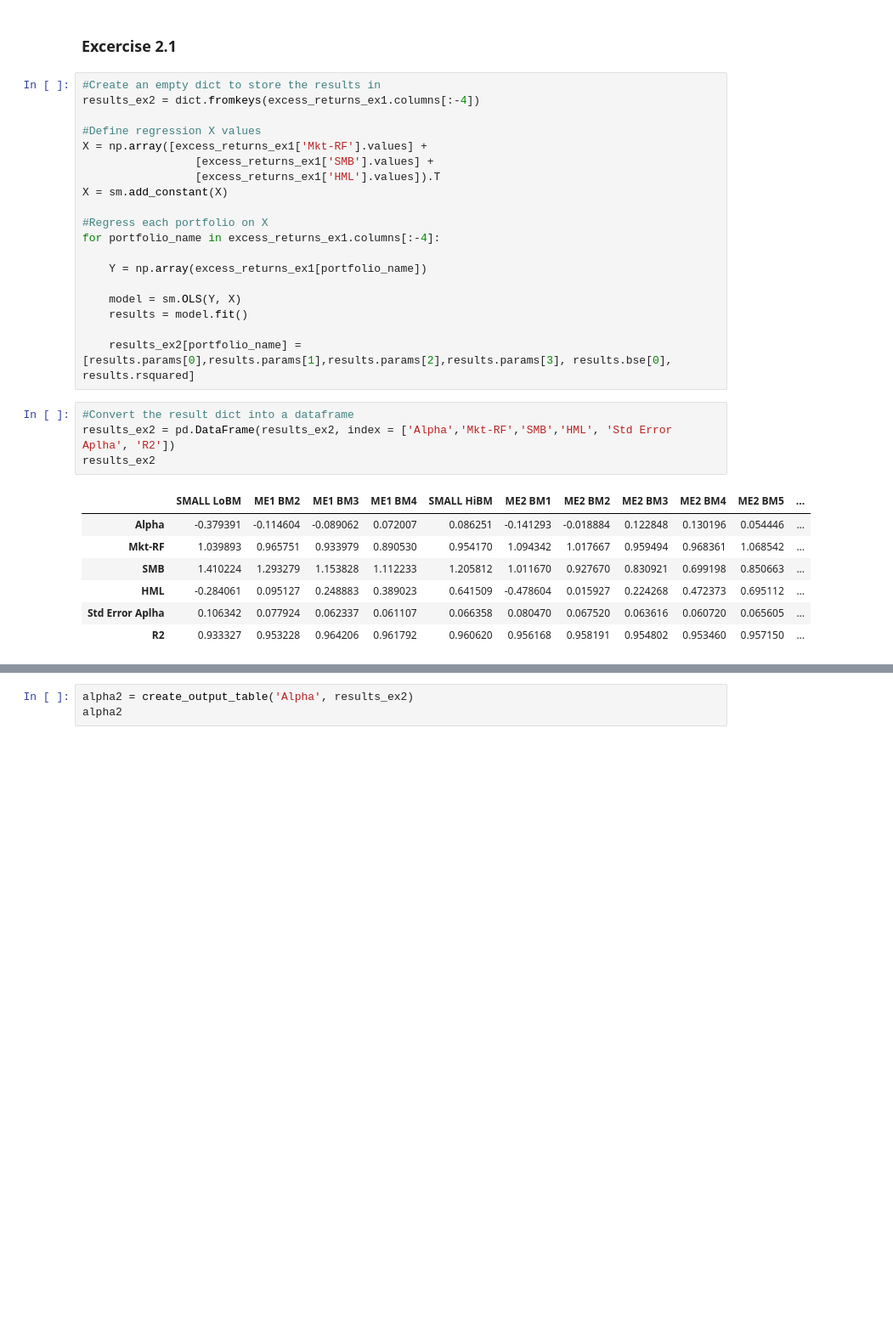
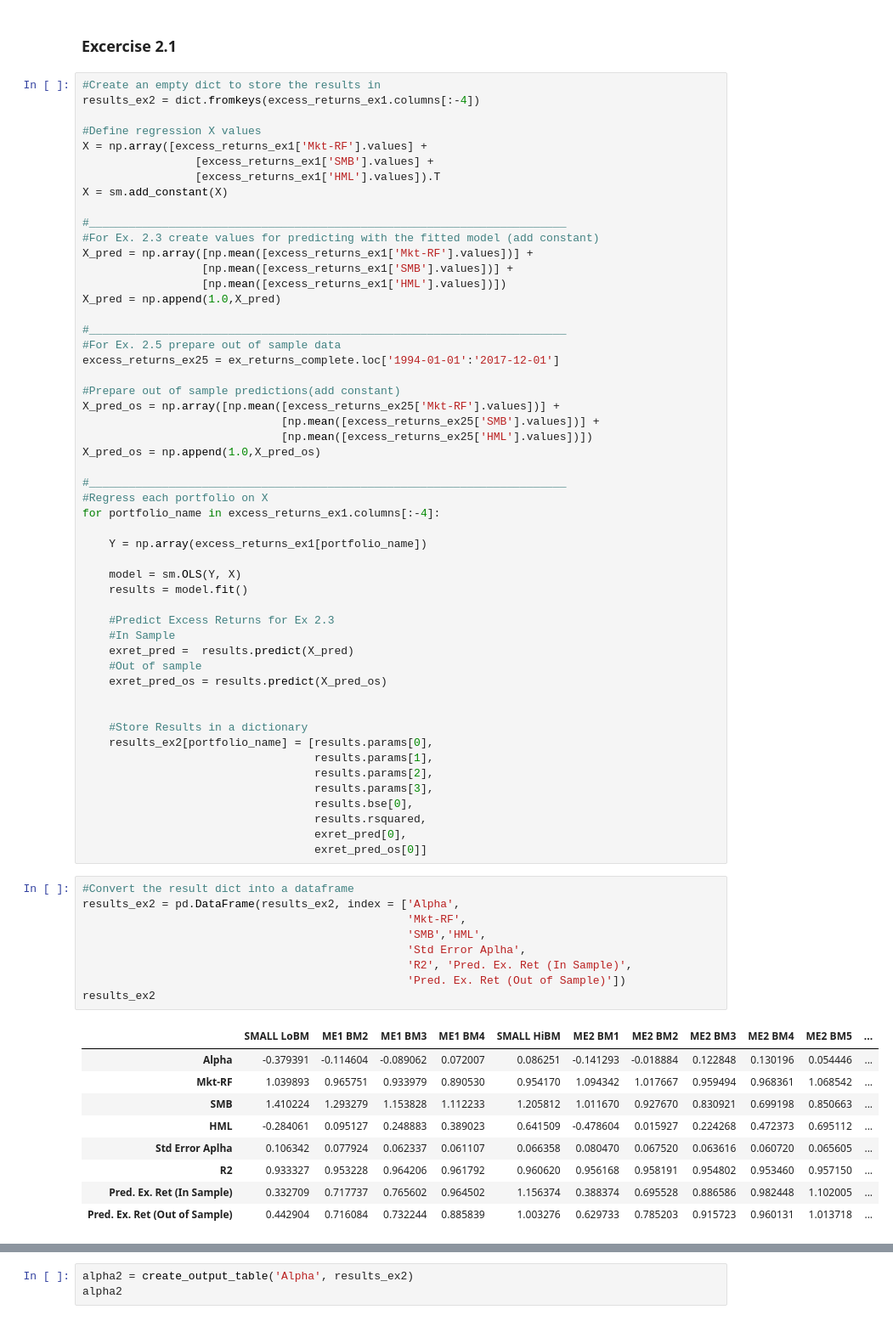
Before and after one commit to Luedman/Theory_of_Finance_Assignments, a Jupyter notebook: Assignment_3/Assignment3.ipynb, the cells around one changed output, grey strips where cells are left out. Shown at 85% size. Cells and saved outputs as stored; diff of their text form; blank space fills up the shorter version.

```diff
--- a/Assignment_3/Assignment3.ipynb
+++ b/Assignment_3/Assignment3.ipynb
@@ -233,6 +235,24 @@ X = np.array([excess_returns_ex1['Mkt-RF'].values] +
                  [excess_returns_ex1['HML'].values]).T
 X = sm.add_constant(X)
 
+#________________________________________________________________________
+#For Ex. 2.3 create values for predicting with the fitted model (add constant)
+X_pred = np.array([np.mean([excess_returns_ex1['Mkt-RF'].values])] +
+                  [np.mean([excess_returns_ex1['SMB'].values])] +
+                  [np.mean([excess_returns_ex1['HML'].values])])
+X_pred = np.append(1.0,X_pred)
+
+#________________________________________________________________________
+#For Ex. 2.5 prepare out of sample data
+excess_returns_ex25 = ex_returns_complete.loc['1994-01-01':'2017-12-01']
+
+#Prepare out of sample predictions(add constant)
+X_pred_os = np.array([np.mean([excess_returns_ex25['Mkt-RF'].values])] +
+                              [np.mean([excess_returns_ex25['SMB'].values])] +
+                              [np.mean([excess_returns_ex25['HML'].values])])
+X_pred_os = np.append(1.0,X_pred_os)
+
+#________________________________________________________________________
 #Regress each portfolio on X
 for portfolio_name in excess_returns_ex1.columns[:-4]:
 
@@ -241,16 +261,38 @@ for portfolio_name in excess_returns_ex1.columns[:-4]:
     model = sm.OLS(Y, X)
     results = model.fit()
 
-    results_ex2[portfolio_name] = [results.params[0],results.params[1],results.params[2],results.params[3], results.bse[0], results.rsquared]
+    #Predict Excess Returns for Ex 2.3
+    #In Sample
+    exret_pred =  results.predict(X_pred)
+    #Out of sample
+    exret_pred_os = results.predict(X_pred_os)
+
+
+    #Store Results in a dictionary
+    results_ex2[portfolio_name] = [results.params[0],
+                                   results.params[1],
+                                   results.params[2],
+                                   results.params[3],
+                                   results.bse[0],
+                                   results.rsquared,
+                                   exret_pred[0],
+                                   exret_pred_os[0]]
 # %%
 #Convert the result dict into a dataframe
-results_ex2 = pd.DataFrame(results_ex2, index = ['Alpha','Mkt-RF','SMB','HML', 'Std Error Aplha', 'R2'])
+results_ex2 = pd.DataFrame(results_ex2, index = ['Alpha',
+                                                 'Mkt-RF',
+                                                 'SMB','HML',
+                                                 'Std Error Aplha',
+                                                 'R2', 'Pred. Ex. Ret (In Sample)',
+                                                 'Pred. Ex. Ret (Out of Sample)'])
 results_ex2
 # %% [output]
 |  | SMALL LoBM | ME1 BM2 | ME1 BM3 | ME1 BM4 | SMALL HiBM | ME2 BM1 | ME2 BM2 | ME2 BM3 | ME2 BM4 | ME2 BM5 | ... |
 | Alpha | -0.379391 | -0.114604 | -0.089062 | 0.072007 | 0.086251 | -0.141293 | -0.018884 | 0.122848 | 0.130196 | 0.054446 | ... |
 | Mkt-RF | 1.039893 | 0.965751 | 0.933979 | 0.890530 | 0.954170 | 1.094342 | 1.017667 | 0.959494 | 0.968361 | 1.068542 | ... |
 | SMB | 1.410224 | 1.293279 | 1.153828 | 1.112233 | 1.205812 | 1.011670 | 0.927670 | 0.830921 | 0.699198 | 0.850663 | ... |
 | HML | -0.284061 | 0.095127 | 0.248883 | 0.389023 | 0.641509 | -0.478604 | 0.015927 | 0.224268 | 0.472373 | 0.695112 | ... |
 | Std Error Aplha | 0.106342 | 0.077924 | 0.062337 | 0.061107 | 0.066358 | 0.080470 | 0.067520 | 0.063616 | 0.060720 | 0.065605 | ... |
 | R2 | 0.933327 | 0.953228 | 0.964206 | 0.961792 | 0.960620 | 0.956168 | 0.958191 | 0.954802 | 0.953460 | 0.957150 | ... |
+| Pred. Ex. Ret (In Sample) | 0.332709 | 0.717737 | 0.765602 | 0.964502 | 1.156374 | 0.388374 | 0.695528 | 0.886586 | 0.982448 | 1.102005 | ... |
+| Pred. Ex. Ret (Out of Sample) | 0.442904 | 0.716084 | 0.732244 | 0.885839 | 1.003276 | 0.629733 | 0.785203 | 0.915723 | 0.960131 | 1.013718 | ... |
```
Also changed, not shown: parts of 16 cells of this notebook.
